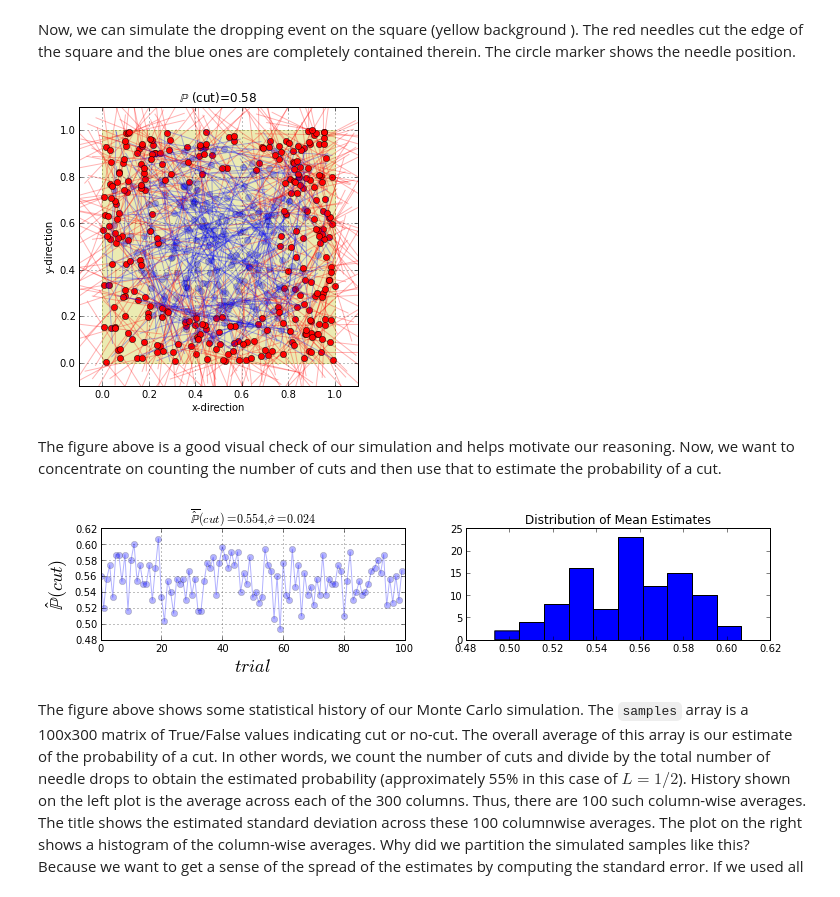
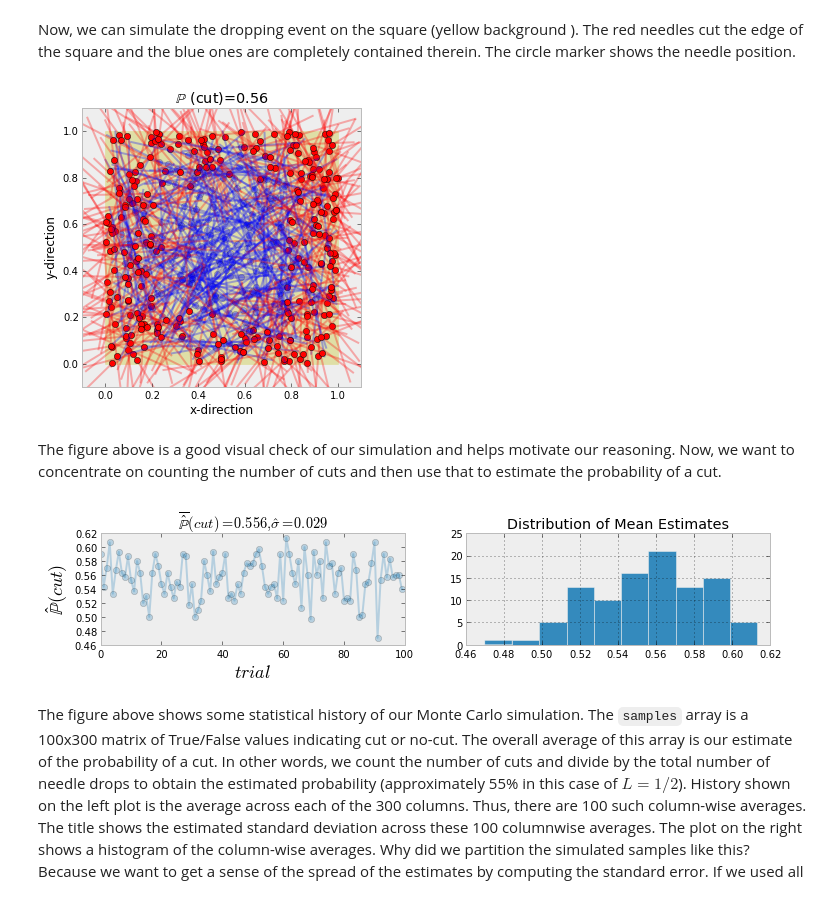
Before and after one commit to unpingco/Pig-in-the-Python, a Jupyter notebook: Buffons_Needle_Sim.ipynb, the cells around one changed output. Cells and saved outputs as stored; diff of their text form; code cells hidden in the pictures.

```diff
--- a/Buffons_Needle_Sim.ipynb
+++ b/Buffons_Needle_Sim.ipynb
@@ -5,3 +11,7 @@
+# %%
+import json
+s = json.load( open("styles/bmh_matplotlibrc.json") )
+matplotlib.rcParams.update(s)
 # %% [markdown]
 ## Buffon's needle
 # %% [markdown]
@@ -74,29 +84,30 @@ def draw_sim(samples,L=0.5):
 
 draw_sim(samples)
 # %% [output]
-[figure, old version]
+[figure, new version]
 # %% [markdown]
 The figure above is a good visual check of our simulation and helps motivate our reasoning. Now, we want to concentrate on counting the number of cuts and then use that to estimate the probability of a cut.
 # %%
 L = 0.5
 
 fig,axs = subplots(1,2)
 fig.set_size_inches((12,2))
 ax=axs[0]
 samples=np.array([[needle_gen(L)['cut'] for i in range(300)] for k in range(100)])
-#errors=samples - prob_cut(L)
+
 ax.plot(np.mean(samples,axis=1),'o-',alpha=0.3)
 ax.axis(xmax=samples.shape[0])
 ax.set_xlabel(r'$trial$',fontsize=18)
 ax.set_ylabel('$\mathbb{\hat{P}}(cut)$',fontsize=18)
-ax.set_title('$\overline{\mathbb{\hat{P}}}(cut) = %3.3f,\hat{\sigma}=%3.3f$'%(samples.mean(),(samples.mean(1)).std()))
+ax.set_title('$\overline{\mathbb{\hat{P}}}(cut) = %3.3f,\hat{\sigma}=%3.3f$'%
+             (samples.mean(),(samples.mean(1)).std()))
 ax.grid()
 
 ax = axs[1]
 ax.hist( samples.mean(1));
 ax.set_title('Distribution of Mean Estimates');
 # %% [output]
-[figure, old version]
+[figure, new version]
 # %% [markdown]
 The figure above shows some statistical history of our Monte Carlo simulation. The `samples` array is a 100x300 matrix of True/False values indicating cut or no-cut. The overall average of this array is our estimate of the probability of a cut. In other words, we count the number of cuts and divide by the total number of needle drops to obtain the estimated probability (approximately 55% in this case of $L=1/2$). History shown on the left plot is the average across each of the 300 columns. Thus, there are 100 such column-wise averages. The title shows the estimated standard deviation across these 100 columnwise averages. The plot on the right shows a histogram of the column-wise averages. Why did we partition the simulated samples like this? Because we want to get a sense of the spread of the estimates by computing the standard error. If we used all our samples at once, we would not be able to do this even though we'll still use our average of these averages to get our ultimate probability of a cut!
 
```
Also changed, not shown: parts of 7 cells of this notebook.
